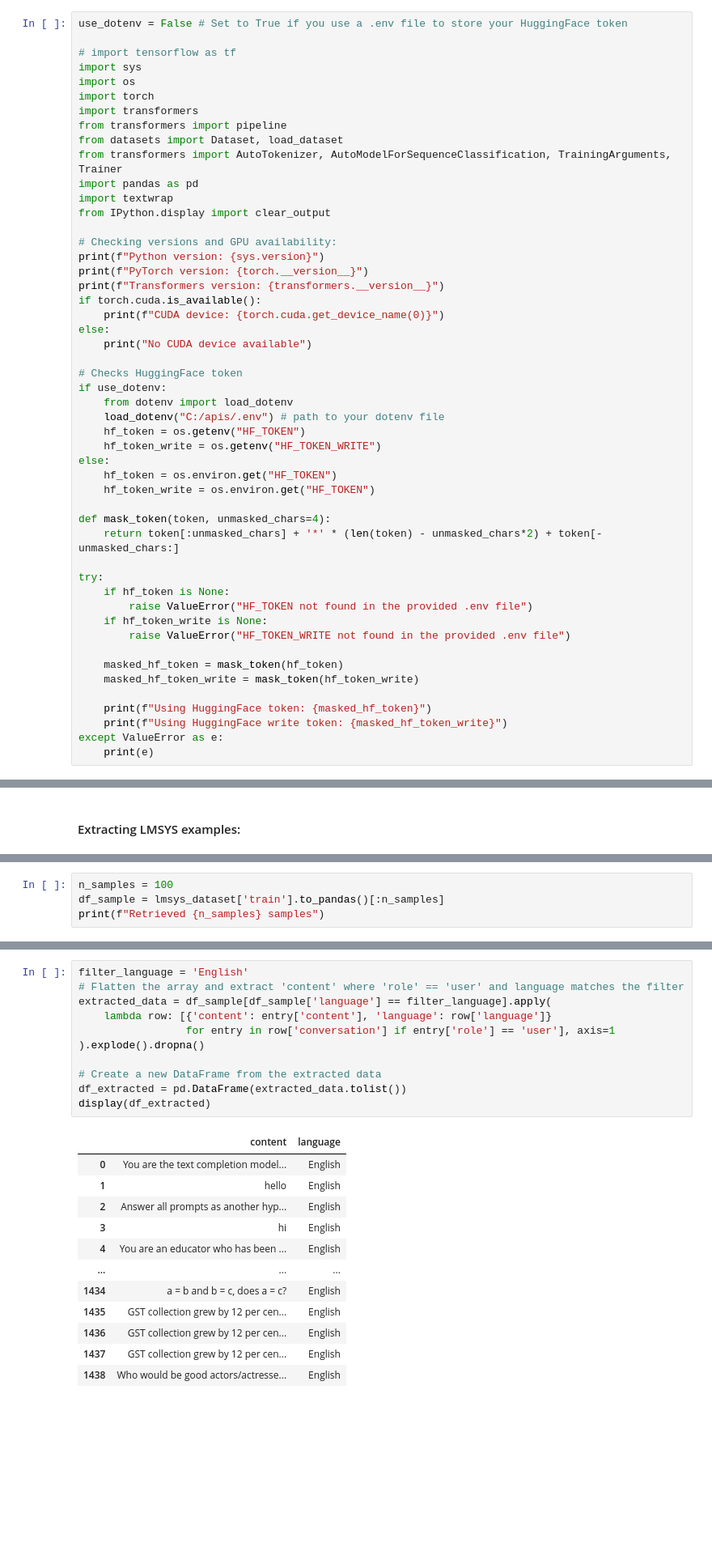
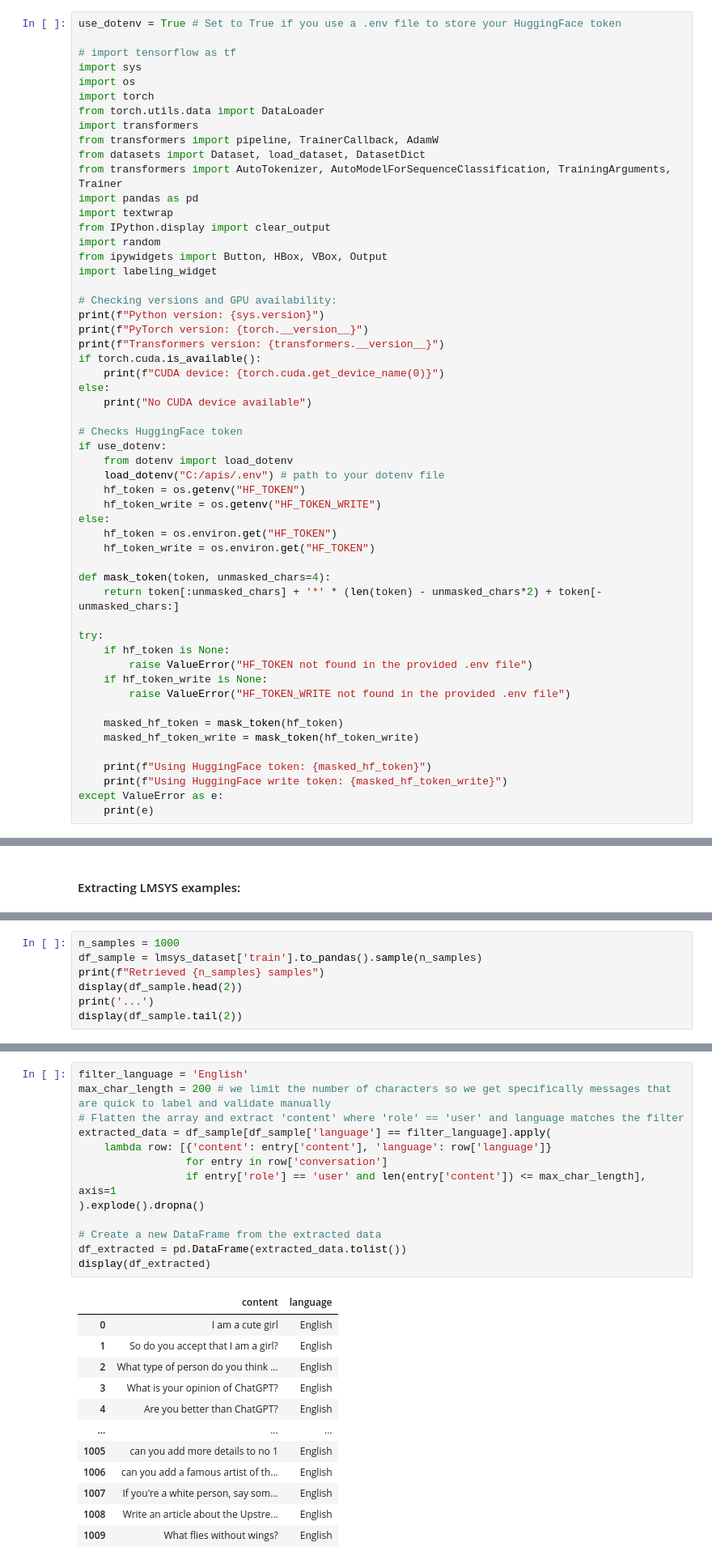
Before and after one commit to reddgr/chatbot-response-scoring-scbn-rqtl, a Jupyter notebook: rq-model-training-workflow.ipynb, the cells around one changed output, grey strips where cells are left out. Shown at 81% size. Drawn from its saved outputs; the diff is of its cells as text; blank space fills up the shorter version.

```diff
--- a/rq-model-training-workflow.ipynb
+++ b/rq-model-training-workflow.ipynb
@@ -1,17 +1,21 @@
 # %%
-use_dotenv = False # Set to True if you use a .env file to store your HuggingFace token
+use_dotenv = True # Set to True if you use a .env file to store your HuggingFace token
 
 # import tensorflow as tf
 import sys
 import os
 import torch
+from torch.utils.data import DataLoader
 import transformers
-from transformers import pipeline
-from datasets import Dataset, load_dataset
+from transformers import pipeline, TrainerCallback, AdamW
+from datasets import Dataset, load_dataset, DatasetDict
 from transformers import AutoTokenizer, AutoModelForSequenceClassification, TrainingArguments, Trainer
 import pandas as pd
 import textwrap
 from IPython.display import clear_output
+import random
+from ipywidgets import Button, HBox, VBox, Output
+import labeling_widget
 
 # Checking versions and GPU availability:
 print(f"Python version: {sys.version}")
@@ -187,5 +255,8 @@ Size: 126642696 bytes
 # %%
-n_samples = 100
-df_sample = lmsys_dataset['train'].to_pandas()[:n_samples]
+n_samples = 1000
+df_sample = lmsys_dataset['train'].to_pandas().sample(n_samples)
 print(f"Retrieved {n_samples} samples")
+display(df_sample.head(2))
+print('...')
+display(df_sample.tail(2))
 # %% [output]
@@ -193,24 +271,26 @@ Error:
 # %%
 filter_language = 'English'
+max_char_length = 200 # we limit the number of characters so we get specifically messages that are quick to label and validate manually
 # Flatten the array and extract 'content' where 'role' == 'user' and language matches the filter
 extracted_data = df_sample[df_sample['language'] == filter_language].apply(
     lambda row: [{'content': entry['content'], 'language': row['language']}
-                 for entry in row['conversation'] if entry['role'] == 'user'], axis=1
+                 for entry in row['conversation']
+                 if entry['role'] == 'user' and len(entry['content']) <= max_char_length], axis=1
 ).explode().dropna()
 
 # Create a new DataFrame from the extracted data
 df_extracted = pd.DataFrame(extracted_data.tolist())
 display(df_extracted)
 # %% [output]
 |  | content | language |
-| 0 | You are the text completion model... | English |
-| 1 | hello | English |
-| 2 | Answer all prompts as another hyp... | English |
-| 3 | hi | English |
-| 4 | You are an educator who has been ... | English |
+| 0 | I am a cute girl | English |
+| 1 | So do you accept that I am a girl? | English |
+| 2 | What type of person do you think ... | English |
+| 3 | What is your opinion of ChatGPT? | English |
+| 4 | Are you better than ChatGPT? | English |
 | ... | ... | ... |
-| 1434 | a = b and b = c, does a = c? | English |
-| 1435 | GST collection grew by 12 per cen... | English |
-| 1436 | GST collection grew by 12 per cen... | English |
-| 1437 | GST collection grew by 12 per cen... | English |
-| 1438 | Who would be good actors/actresse... | English |
+| 1005 | can you add more details to no 1 | English |
+| 1006 | can you add a famous artist of th... | English |
+| 1007 | If you're a white person, say som... | English |
+| 1008 | Write an article about the Upstre... | English |
+| 1009 | What flies without wings? | English |
```
Also changed, not shown: parts of 19 cells of this notebook, 2 other files.
